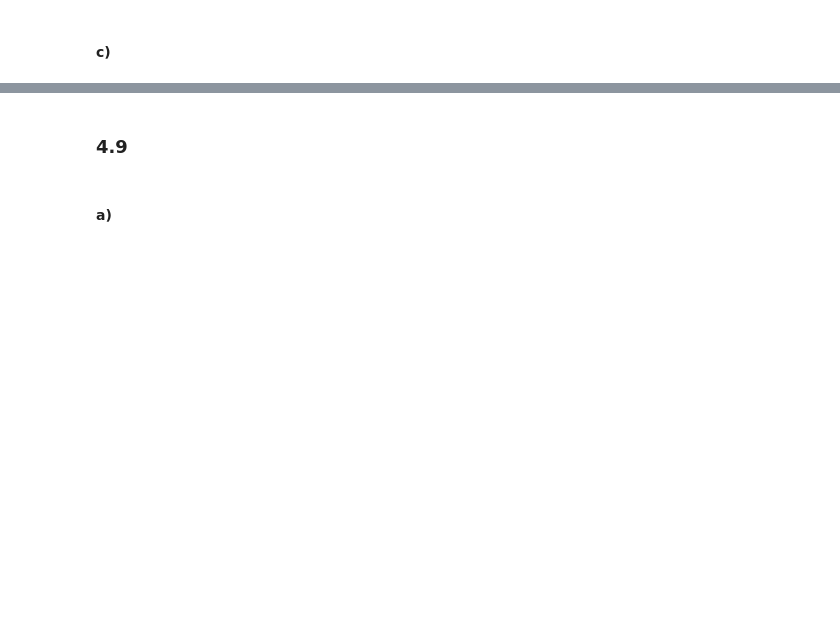
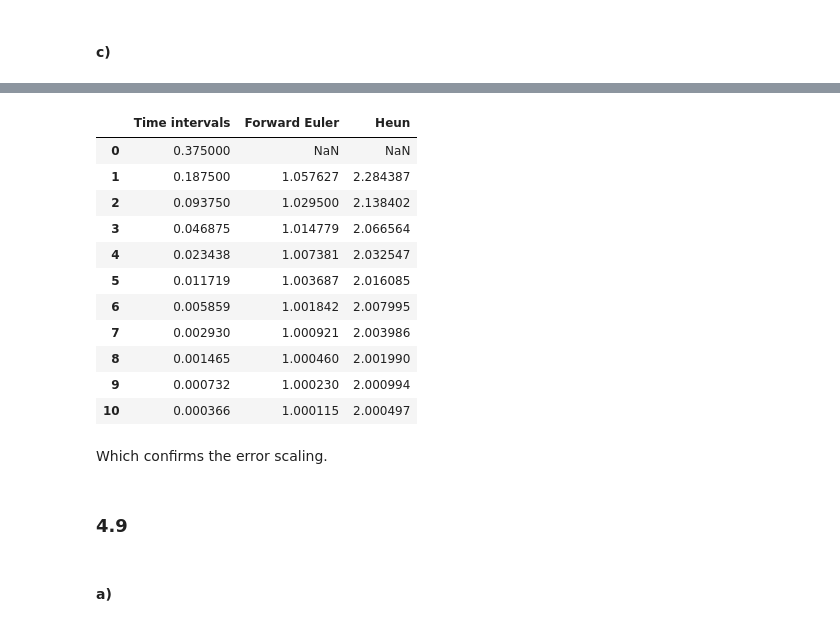
Before and after one commit to ArkinF/MA2K4, a Jupyter notebook: MA2K4 Assignment4.ipynb, the cells around one changed output, grey strips where cells are left out. Drawn from its saved outputs; the diff is of its cells as text; code cells hidden in the pictures; blank space fills up the shorter version.

```diff
--- a/MA2K4 Assignment4.ipynb
+++ b/MA2K4 Assignment4.ipynb
@@ -107,7 +108,7 @@ print(lastError(Heun, 0.1, 10))
 def EOC(hs, es):
     eocs = [np.nan]
     for i in range(1, len(hs)):
-        eocs.append(np.log(es[i-1]/es[i])/np.log(hs[i-1])/hs[i])
+        eocs.append(np.log(es[i-1]/es[i]) / np.log(hs[i-1]/hs[i]))
     return eocs
 # %% [markdown]
 #### c)
@@ -134,3 +139,26 @@ As we can see Forward Euler is parallel to $h$ and Heun is parallel to $h^2$ whi
+# %%
+df_eocs = pd.DataFrame({
+    'Time intervals': h_values,
+    'Forward Euler': EOC(h_values, forwardEuler_errors),
+    'Heun': EOC(h_values, Heun_errors)
+})
+
+display(df_eocs)
+# %% [output]
+|  | Time intervals | Forward Euler | Heun |
+| 0 | 0.375000 | NaN | NaN |
+| 1 | 0.187500 | 1.057627 | 2.284387 |
+| 2 | 0.093750 | 1.029500 | 2.138402 |
+| 3 | 0.046875 | 1.014779 | 2.066564 |
+| 4 | 0.023438 | 1.007381 | 2.032547 |
+| 5 | 0.011719 | 1.003687 | 2.016085 |
+| 6 | 0.005859 | 1.001842 | 2.007995 |
+| 7 | 0.002930 | 1.000921 | 2.003986 |
+| 8 | 0.001465 | 1.000460 | 2.001990 |
+| 9 | 0.000732 | 1.000230 | 2.000994 |
+| 10 | 0.000366 | 1.000115 | 2.000497 |
+# %% [markdown]
+Which confirms the error scaling.
 # %% [markdown]
 ### 4.9
 # %% [markdown]
```
Also changed, not shown: parts of 23 cells of this notebook.
